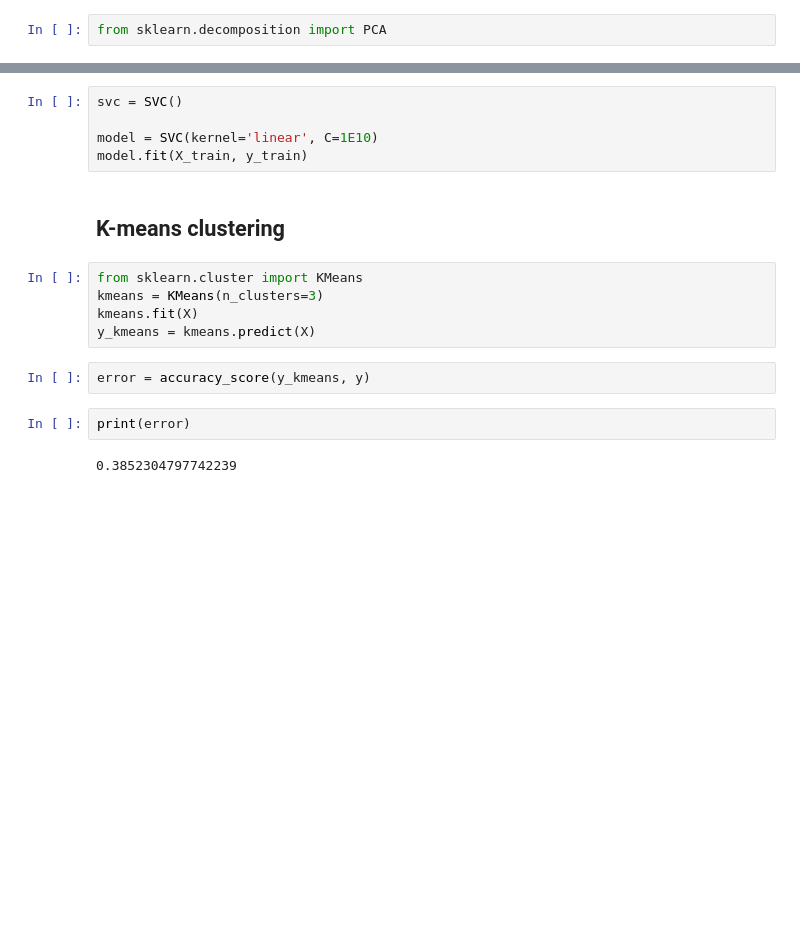
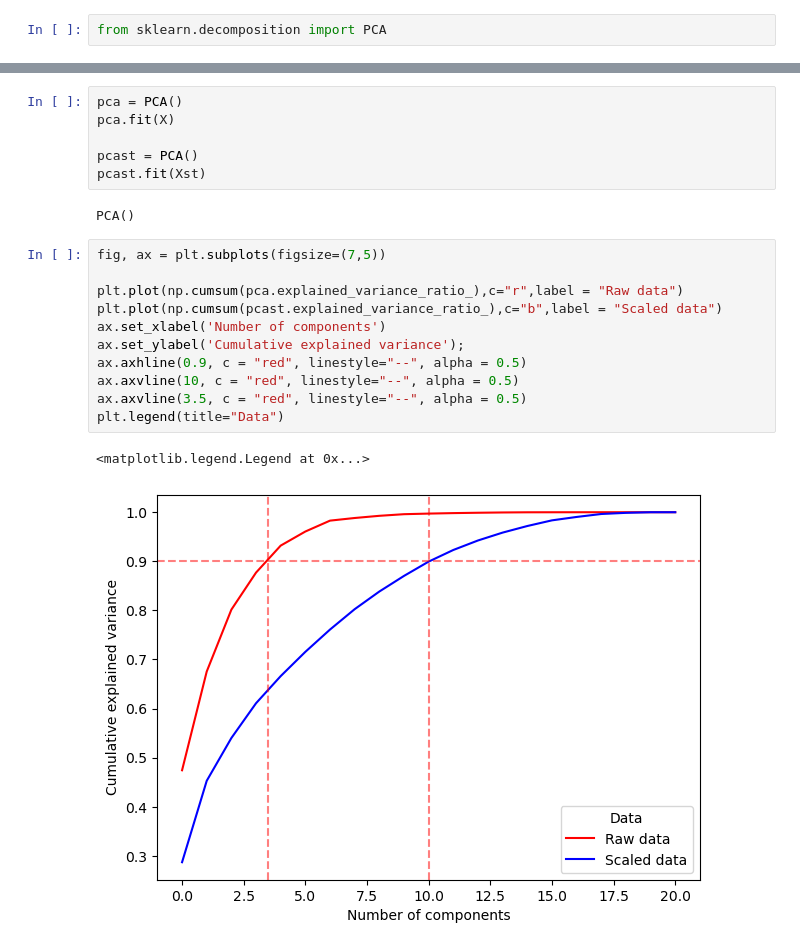
Before and after one commit to LaerteAdami/CW_Intro_AI, a Jupyter notebook: notebooks/notebook_first_analysis.ipynb, the cells around one changed output, grey strips where cells are left out. Drawn from its saved outputs; the diff is of its cells as text; blank space fills up the shorter version.

```diff
--- a/notebooks/notebook_first_analysis.ipynb
+++ b/notebooks/notebook_first_analysis.ipynb
@@ -278,18 +211,22 @@ Decision Tree accuracy with 15 components: 0.89
-# %%
-svc = SVC()
-
-model = SVC(kernel='linear', C=1E10)
-model.fit(X_train, y_train)
-# %% [markdown]
-## K-means clustering
-# %%
-from sklearn.cluster import KMeans
-kmeans = KMeans(n_clusters=3)
-kmeans.fit(X)
-y_kmeans = kmeans.predict(X)
-# %%
-error = accuracy_score(y_kmeans, y)
-# %%
-print(error)
-# %% [output]
-0.3852304797742239
+# %%
+pca = PCA()
+pca.fit(X)
+
+pcast = PCA()
+pcast.fit(Xst)
+# %% [output]
+PCA()
+# %%
+fig, ax = plt.subplots(figsize=(7,5))
+
+plt.plot(np.cumsum(pca.explained_variance_ratio_),c="r",label = "Raw data")
+plt.plot(np.cumsum(pcast.explained_variance_ratio_),c="b",label = "Scaled data")
+ax.set_xlabel('Number of components')
+ax.set_ylabel('Cumulative explained variance');
+ax.axhline(0.9, c = "red", linestyle="--", alpha = 0.5)
+ax.axvline(10, c = "red", linestyle="--", alpha = 0.5)
+ax.axvline(3.5, c = "red", linestyle="--", alpha = 0.5)
+plt.legend(title="Data")
+# %% [output]
+<matplotlib.legend.Legend at 0x...>
+[figure, added]
```
Also changed, not shown: parts of 43 cells of this notebook.
